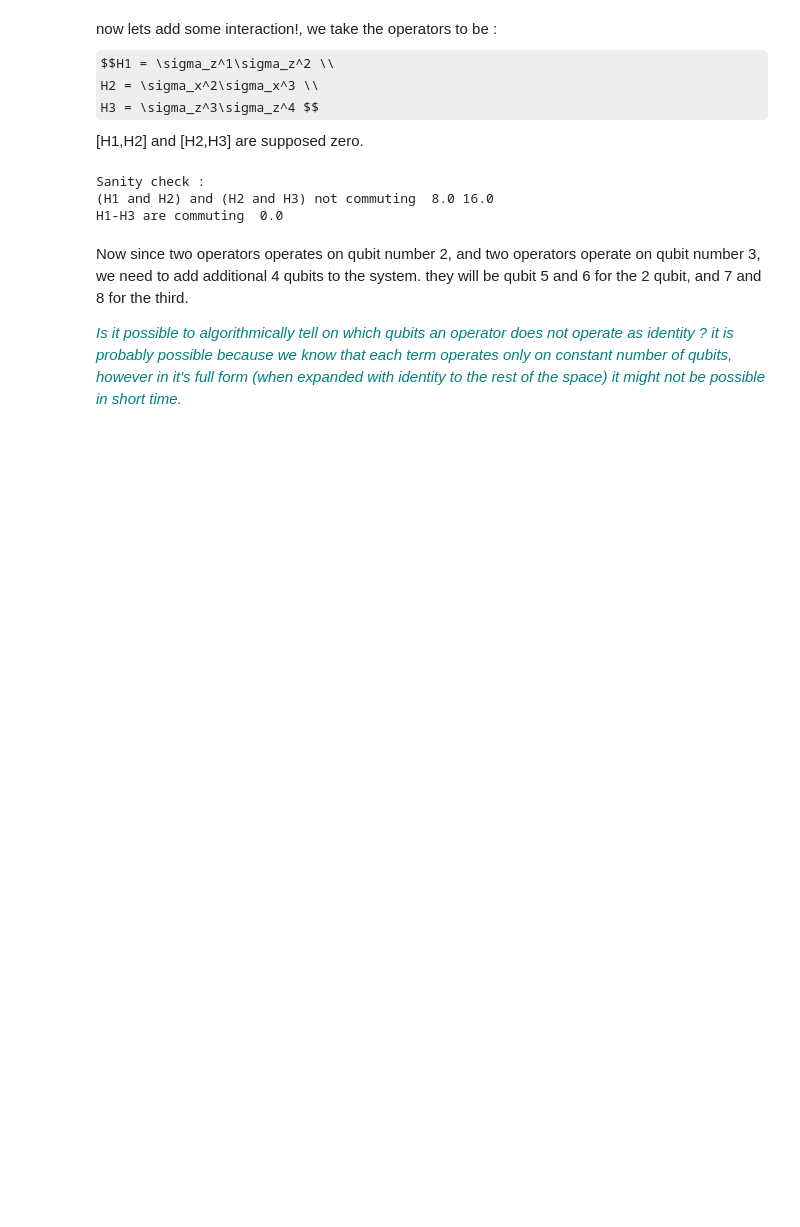
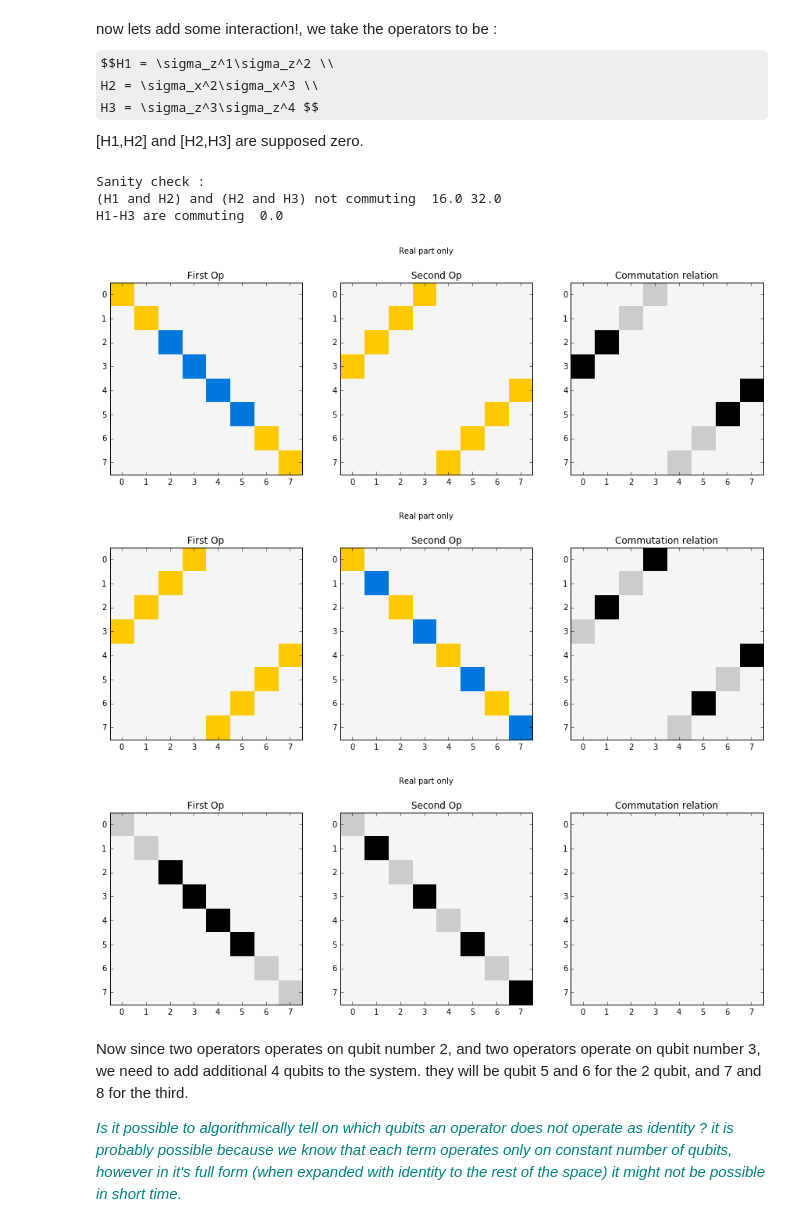
Before and after one commit to oryonatan/qutip, a Jupyter notebook: dorit/Simple stuff.ipynb, the cells around one changed output. Drawn from its saved outputs; the diff is of its cells as text; code cells hidden in the pictures; some formulas as TeX source; blank space fills up the shorter version.

```diff
--- a/dorit/Simple stuff.ipynb
+++ b/dorit/Simple stuff.ipynb
@@ -31,15 +35,24 @@ H2 = \sigma_x^2\sigma_x^3 \\
 H3 = \sigma_z^3\sigma_z^4 $$
 [H1,H2] and [H2,H3] are supposed zero.
 # %%
-H1 = LO.LocalOperator({0:sz, 1:sz})
-H2 = LO.LocalOperator({1:sx, 2:sx})
-H3 = LO.LocalOperator({2:sz, 3:sz})
+H1 = LO.LocalOperator({1:sz, 2:sz})
+H2 = LO.LocalOperator({2:sx, 3:sx})
+H3 = LO.LocalOperator({3:sz, 4:sz})
 print ("Sanity check :\n(H1 and H2) and (H2 and H3) not commuting ",(H1*H2-H2*H1).norm(), (H2*H3-H3*H2).norm())
 print ("H1-H3 are commuting ", (H1*H3-H3*H1).norm())
+H1f = H1.full_form(3)
+H2f = H2.full_form(3)
+H3f = H3.full_form(3)
+plot_commutations(H1f,H2f);
+plot_commutations(H2f,H3f)
+plot_commutations(H1f,H3f)
 # %% [output]
 Sanity check :
-(H1 and H2) and (H2 and H3) not commuting  8.0 16.0
+(H1 and H2) and (H2 and H3) not commuting  16.0 32.0
 H1-H3 are commuting  0.0
+[figure, added]
+[figure, added]
+[figure, added]
 # %% [markdown]
 Now since two operators operates on qubit number 2, and two operators operate on qubit number 3, we need to add additional 4 qubits to the system. they will be qubit 5 and 6 for the 2 qubit, and 7 and 8 for the third.
 
```
Also changed, not shown: parts of 19 cells of this notebook, 8 other files.
